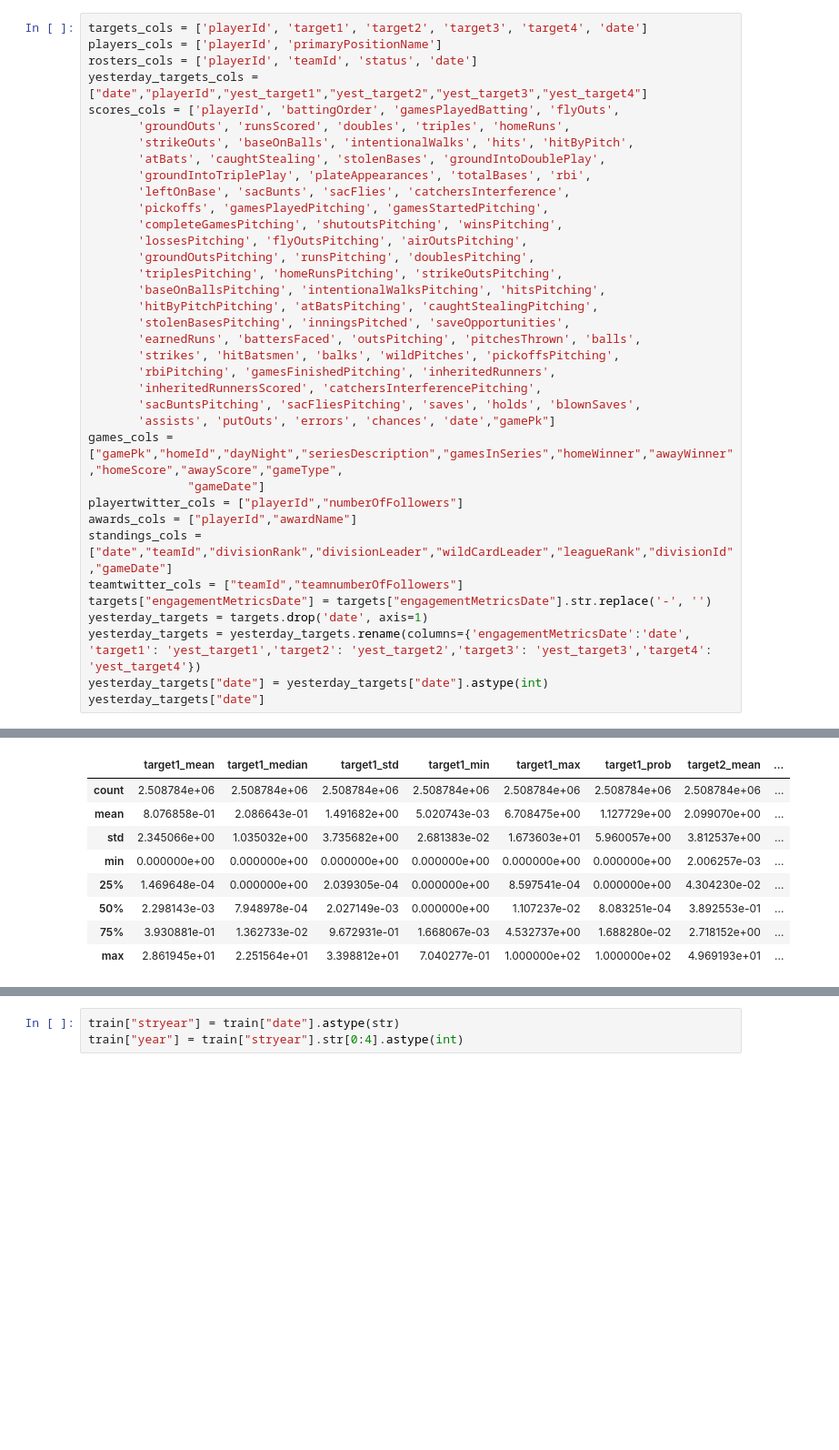
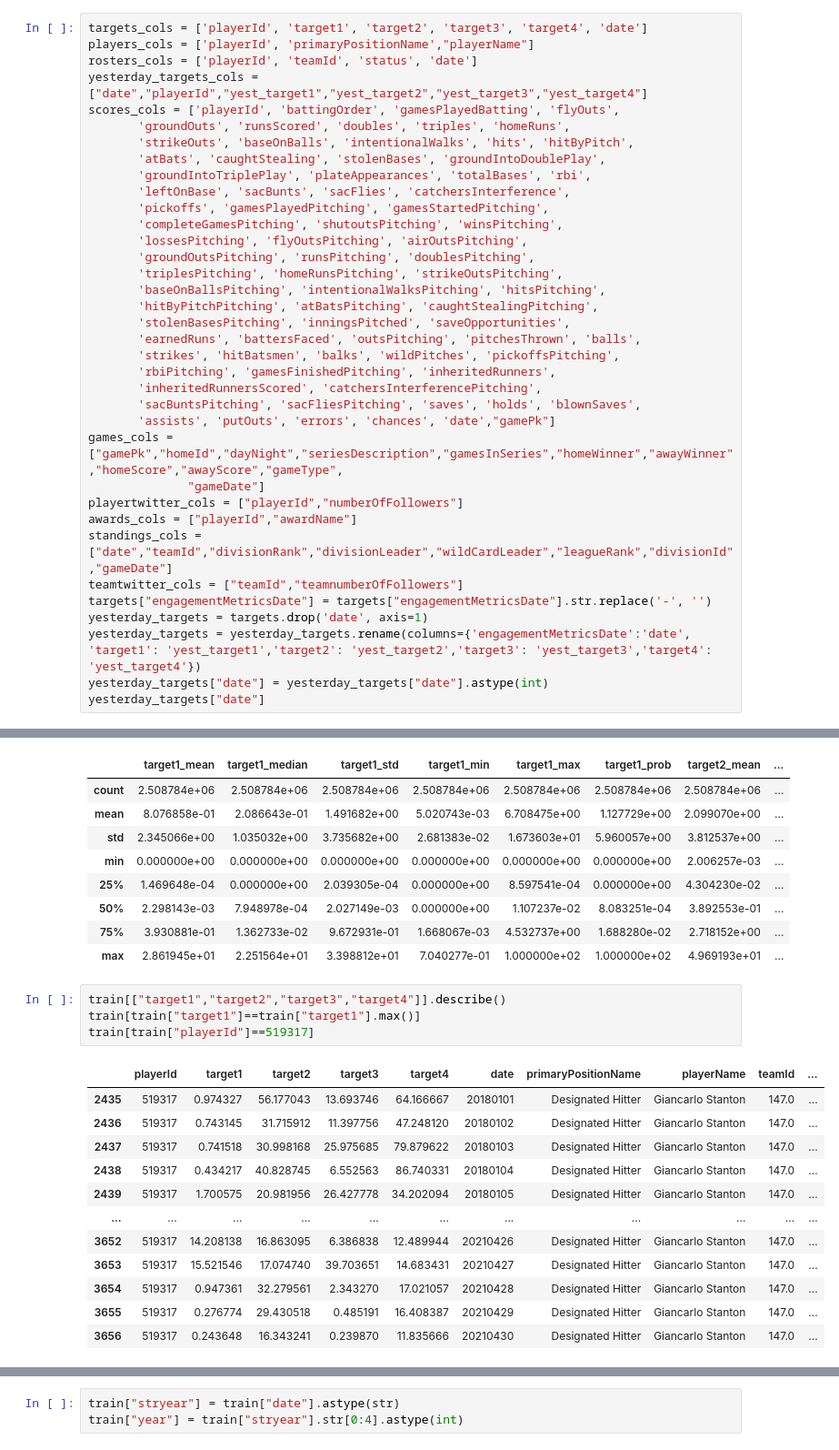
Before and after one commit to a-f-may/mlb, a Jupyter notebook: submit2.ipynb, the cells around one changed output, grey strips where cells are left out. Shown: that part at 91% size. Cells and saved outputs as stored; diff of their text form; blank space fills up the shorter version.

```diff
--- a/submit2.ipynb
+++ b/submit2.ipynb
@@ -193,7 +210,7 @@ yesterday_targets["date"]
 Name: date, Length: 2506176, dtype: int64
 # %%
 targets_cols = ['playerId', 'target1', 'target2', 'target3', 'target4', 'date']
-players_cols = ['playerId', 'primaryPositionName']
+players_cols = ['playerId', 'primaryPositionName',"playerName"]
 rosters_cols = ['playerId', 'teamId', 'status', 'date']
 yesterday_targets_cols = ["date","playerId","yest_target1","yest_target2","yest_target3","yest_target4"]
 scores_cols = ['playerId', 'battingOrder', 'gamesPlayedBatting', 'flyOuts',
@@ -478,3 +493,20 @@ train[['target1_mean',
 | 50% | 2.298143e-03 | 7.948978e-04 | 2.027149e-03 | 0.000000e+00 | 1.107237e-02 | 8.083251e-04 | 3.892553e-01 | ... |
 | 75% | 3.930881e-01 | 1.362733e-02 | 9.672931e-01 | 1.668067e-03 | 4.532737e+00 | 1.688280e-02 | 2.718152e+00 | ... |
 | max | 2.861945e+01 | 2.251564e+01 | 3.398812e+01 | 7.040277e-01 | 1.000000e+02 | 1.000000e+02 | 4.969193e+01 | ... |
+# %%
+train[["target1","target2","target3","target4"]].describe()
+train[train["target1"]==train["target1"].max()]
+train[train["playerId"]==519317]
+# %% [output]
+|  | playerId | target1 | target2 | target3 | target4 | date | primaryPositionName | playerName | teamId | ... |
+| 2435 | 519317 | 0.974327 | 56.177043 | 13.693746 | 64.166667 | 20180101 | Designated Hitter | Giancarlo Stanton | 147.0 | ... |
+| 2436 | 519317 | 0.743145 | 31.715912 | 11.397756 | 47.248120 | 20180102 | Designated Hitter | Giancarlo Stanton | 147.0 | ... |
+| 2437 | 519317 | 0.741518 | 30.998168 | 25.975685 | 79.879622 | 20180103 | Designated Hitter | Giancarlo Stanton | 147.0 | ... |
+| 2438 | 519317 | 0.434217 | 40.828745 | 6.552563 | 86.740331 | 20180104 | Designated Hitter | Giancarlo Stanton | 147.0 | ... |
+| 2439 | 519317 | 1.700575 | 20.981956 | 26.427778 | 34.202094 | 20180105 | Designated Hitter | Giancarlo Stanton | 147.0 | ... |
+| ... | ... | ... | ... | ... | ... | ... | ... | ... | ... | ... |
+| 3652 | 519317 | 14.208138 | 16.863095 | 6.386838 | 12.489944 | 20210426 | Designated Hitter | Giancarlo Stanton | 147.0 | ... |
+| 3653 | 519317 | 15.521546 | 17.074740 | 39.703651 | 14.683431 | 20210427 | Designated Hitter | Giancarlo Stanton | 147.0 | ... |
+| 3654 | 519317 | 0.947361 | 32.279561 | 2.343270 | 17.021057 | 20210428 | Designated Hitter | Giancarlo Stanton | 147.0 | ... |
+| 3655 | 519317 | 0.276774 | 29.430518 | 0.485191 | 16.408387 | 20210429 | Designated Hitter | Giancarlo Stanton | 147.0 | ... |
+| 3656 | 519317 | 0.243648 | 16.343241 | 0.239870 | 11.835666 | 20210430 | Designated Hitter | Giancarlo Stanton | 147.0 | ... |
```
Also changed, not shown: parts of 20 cells of this notebook.
